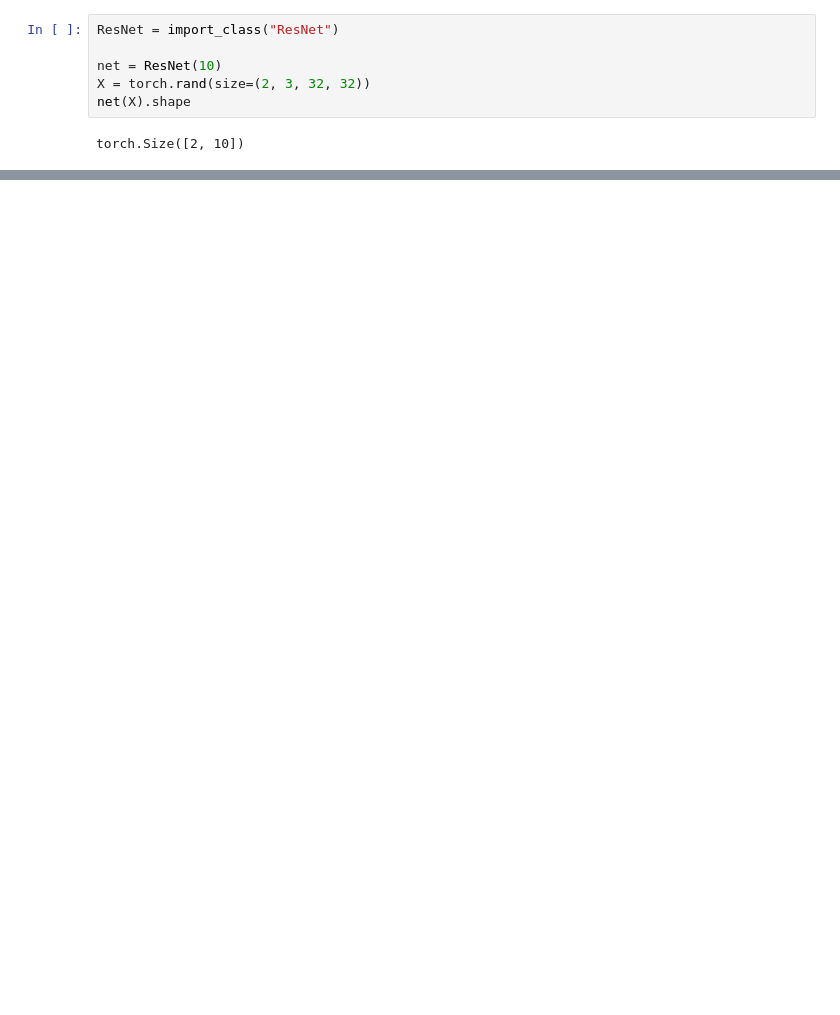
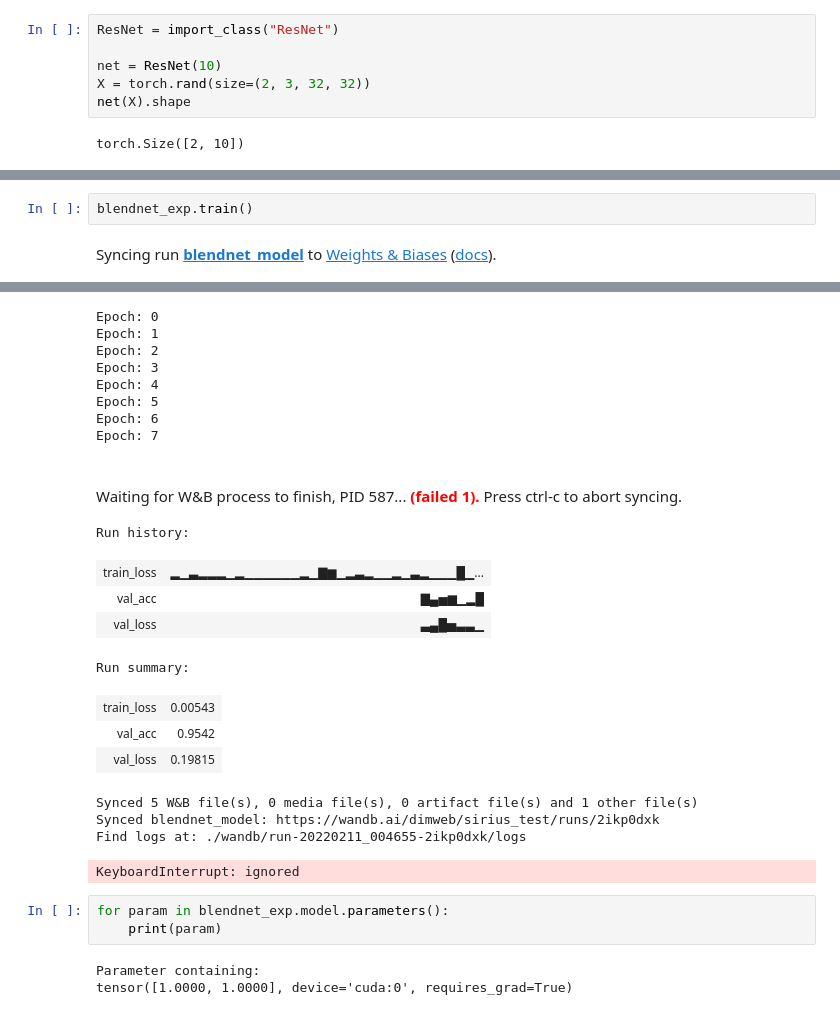
Before and after one commit to dmitrymailk/sirius_test, a Jupyter notebook: HW0_cnn_pytorch_pr.ipynb, the cells around one changed output, grey strips where cells are left out. Cells and saved outputs as stored; diff of their text form; blank space fills up the shorter version.

```diff
--- a/HW0_cnn_pytorch_pr.ipynb
+++ b/HW0_cnn_pytorch_pr.ipynb
@@ -1097,0 +1501,4 @@ torch.Size([2, 10])
+# %%
+blendnet_exp.train()
+# %% [output]
+Syncing run blendnet_model to Weights & Biases (docs).
@@ -1097,0 +1506,27 @@ torch.Size([2, 10])
+Epoch: 0
+Epoch: 1
+Epoch: 2
+Epoch: 3
+Epoch: 4
+Epoch: 5
+Epoch: 6
+Epoch: 7
+Waiting for W&B process to finish, PID 587... (failed 1). Press ctrl-c to abort syncing.
+Run history:
+| train_loss | ▂▁▃▂▂▂▁▂▁▁▁▁▁▁▂▁▇▆▁▂▃▂▁▁▂▁▃▂▁▁▁█▁... |
+| val_acc | ▇▄▅▆▁▂█ |
+| val_loss | ▃▄█▅▃▃▁ |
+Run summary:
+| train_loss | 0.00543 |
+| val_acc | 0.9542 |
+| val_loss | 0.19815 |
+Synced 5 W&B file(s), 0 media file(s), 0 artifact file(s) and 1 other file(s)
+Synced blendnet_model: https://wandb.ai/dimweb/sirius_test/runs/2ikp0dxk
+Find logs at: ./wandb/run-20220211_004655-2ikp0dxk/logs
+KeyboardInterrupt: ignored
+# %%
+for param in blendnet_exp.model.parameters():
+    print(param)
+# %% [output]
+Parameter containing:
+tensor([1.0000, 1.0000], device='cuda:0', requires_grad=True)
```
Also changed, not shown: parts of 58 cells of this notebook, 19 other files.
